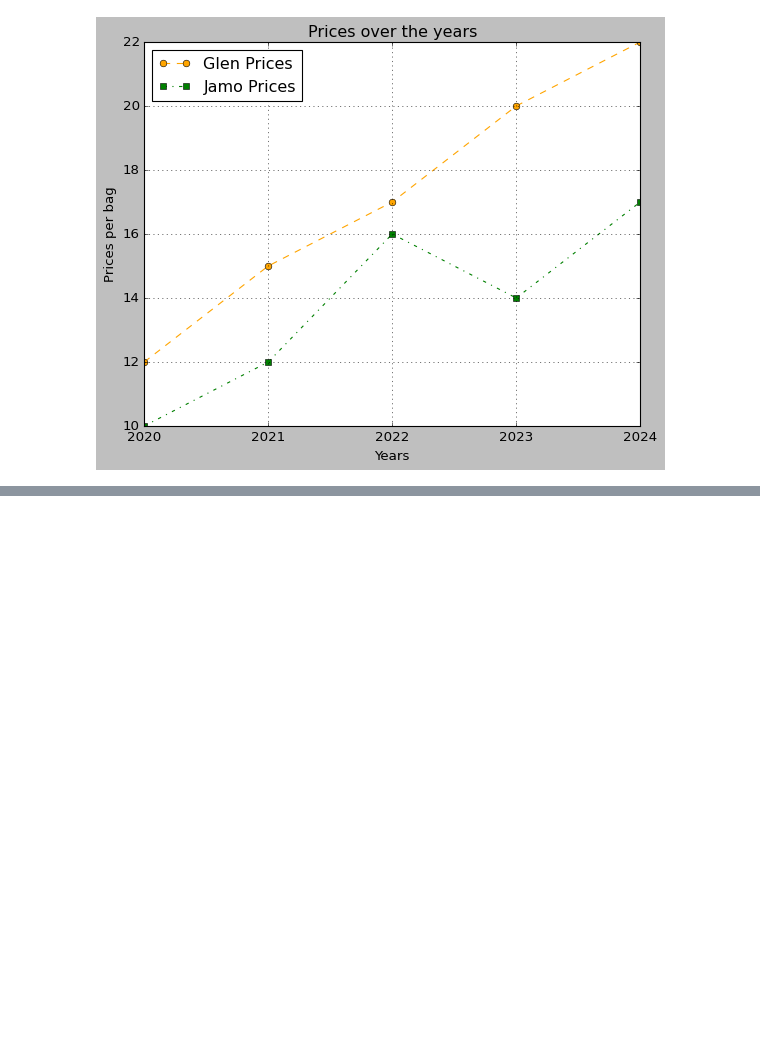
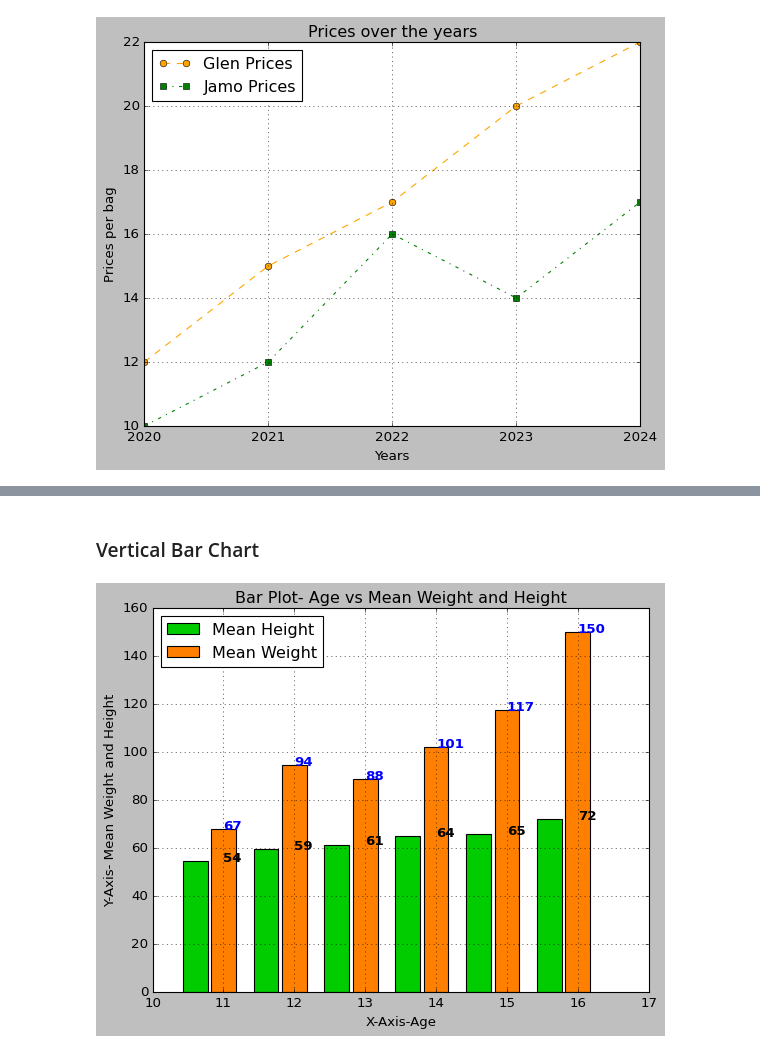
Before and after one commit to EllyOtty77/Data-Analytics, a Jupyter notebook: analysis/3.5 Visualization.ipynb, the cells around one changed output, grey strips where cells are left out. Cells and saved outputs as stored; diff of their text form; code cells hidden in the pictures; blank space fills up the shorter version.

Commit message:
Complete data visualization - Plots and subplots

```diff
--- a/analysis/3.5 Visualization.ipynb
+++ b/analysis/3.5 Visualization.ipynb
@@ -86,0 +71,3 @@ plt.show()
+# %%
+df = pd.read_csv('class.csv')
+df.head()
@@ -86,0 +81,4 @@ plt.show()
+# %%
+group = df.groupby(['Age'])
+df1 = group.mean(numeric_only=True)
+print(df1)
@@ -86,0 +94,21 @@ plt.show()
+# %% [markdown]
+### Vertical Bar Chart
+# %%
+plt.style.use('classic') # Selecting a Chart style
+width=.40
+
+plt.bar(df1.index-width,df1['Height'], color='#00cc00',width=.35, label='Mean Height') # Mean Height bar
+plt.bar (df1.index, df1['Weight' ], color='#ff8000',width=.35, label='Mean Weight') # Mean Weight bar
+plt.xlabel("X-Axis-Age")
+plt.ylabel("Y-Axis- Mean Weight and Height")
+plt.title("Bar Plot- Age vs Mean Weight and Height")
+plt.legend (loc=2)
+plt.grid()
+
+for x, y in zip(df1.index, df1['Height']): # Including mean Height as labels for the Bars
+    plt.text(x, y, str(int(y)), color='Black', fontweight='bold')
+for x, y in zip(df1.index, df1['Weight']): # Including mean Weight as Labels for the Bars
+    plt.text(x, y, str(int(y)), color='Blue', fontweight='bold')
+plt.show()
+# %% [output]
+[figure, added]
```
Also changed, not shown: parts of 24 cells of this notebook, 2 other files.
